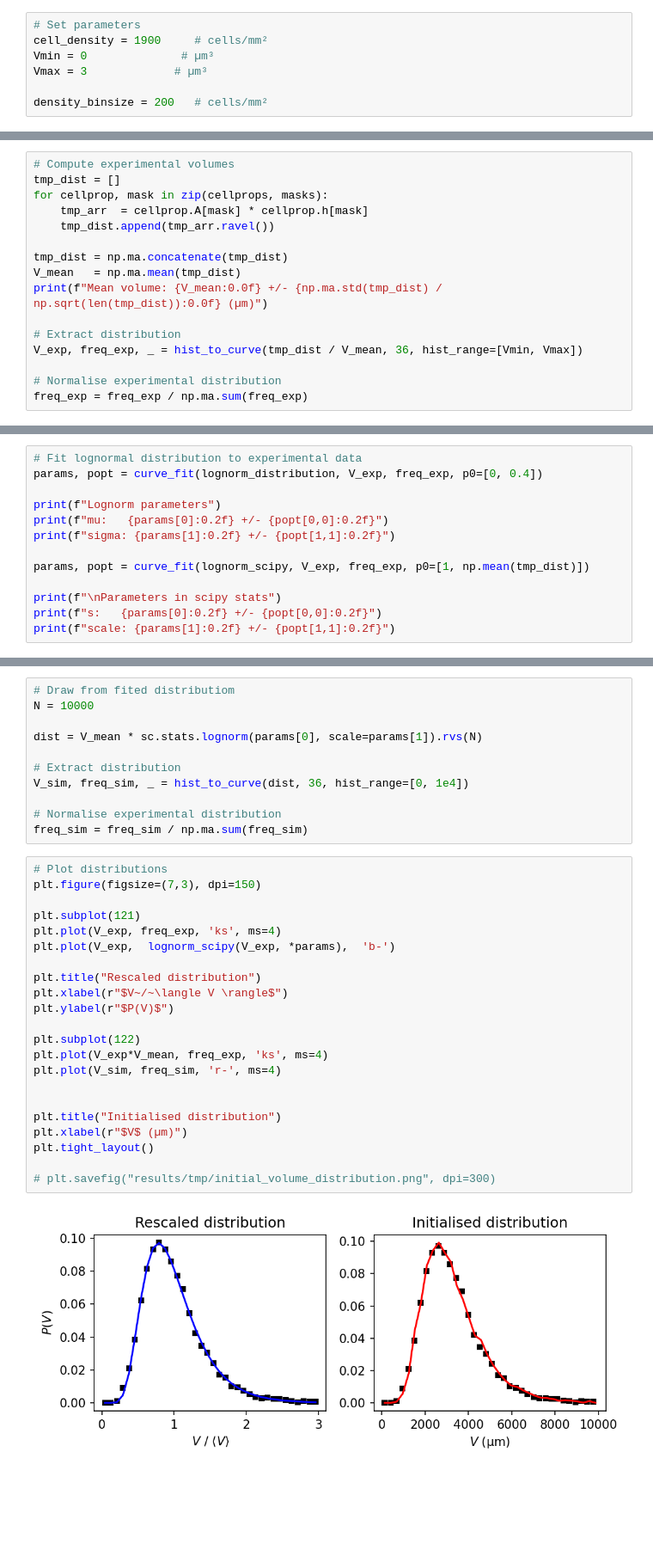
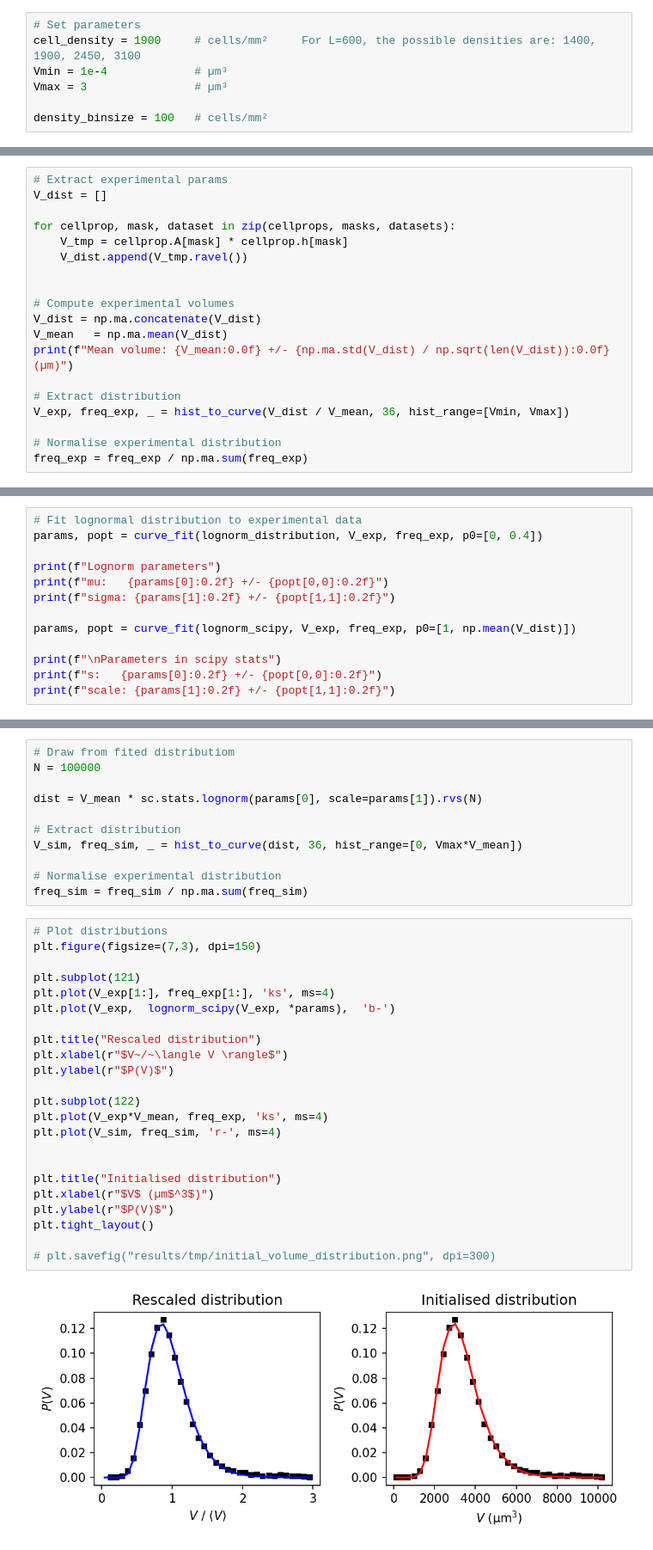
Before and after one commit to siljabl/VertexModel, a Jupyter notebook: scripts/notebooks/volume_distribution.ipynb, the cells around one changed output, grey strips where cells are left out. Shown at 86% size. Saved outputs shown, nothing was run; the diff lists cells and outputs as text; blank space fills up the shorter version.

```diff
--- a/scripts/notebooks/volume_distribution.ipynb
+++ b/scripts/notebooks/volume_distribution.ipynb
@@ -24,11 +32,11 @@ def lognorm_scipy(x, s, scale):
     return lognorm / np.sum(lognorm)
 # %%
 # Set parameters
-cell_density = 1900     # cells/mm²
-Vmin = 0              # µm³
-Vmax = 3             # µm³
+cell_density = 1900     # cells/mm²     For L=600, the possible densities are: 1400, 1900, 2450, 3100
+Vmin = 1e-4             # µm³
+Vmax = 3                # µm³
 
-density_binsize = 200   # cells/mm²
+density_binsize = 100   # cells/mm²
 # %%
 # LOAD EXPERIMENTAL DATA
 datasets = [
@@ -56,16 +84,19 @@ State loaded from ../../../../hdd_data/silja/VertexModel/exp/raw/MDCK_20240301_B
 # %%
+# Extract experimental params
+V_dist = []
+
+for cellprop, mask, dataset in zip(cellprops, masks, datasets):
+    V_tmp = cellprop.A[mask] * cellprop.h[mask]
+    V_dist.append(V_tmp.ravel())
+
+
 # Compute experimental volumes
-tmp_dist = []
-for cellprop, mask in zip(cellprops, masks):
-    tmp_arr  = cellprop.A[mask] * cellprop.h[mask]
-    tmp_dist.append(tmp_arr.ravel())
-
-tmp_dist = np.ma.concatenate(tmp_dist)
-V_mean   = np.ma.mean(tmp_dist)
-print(f"Mean volume: {V_mean:0.0f} +/- {np.ma.std(tmp_dist) / np.sqrt(len(tmp_dist)):0.0f} (µm)")
+V_dist = np.ma.concatenate(V_dist)
+V_mean   = np.ma.mean(V_dist)
+print(f"Mean volume: {V_mean:0.0f} +/- {np.ma.std(V_dist) / np.sqrt(len(V_dist)):0.0f} (µm)")
 
 # Extract distribution
-V_exp, freq_exp, _ = hist_to_curve(tmp_dist / V_mean, 36, hist_range=[Vmin, Vmax])
+V_exp, freq_exp, _ = hist_to_curve(V_dist / V_mean, 36, hist_range=[Vmin, Vmax])
 
 # Normalise experimental distribution
 freq_exp = freq_exp / np.ma.sum(freq_exp)
@@ -79,7 +110,7 @@ print(f"Lognorm parameters")
 print(f"mu:   {params[0]:0.2f} +/- {popt[0,0]:0.2f}")
 print(f"sigma: {params[1]:0.2f} +/- {popt[1,1]:0.2f}")
 
-params, popt = curve_fit(lognorm_scipy, V_exp, freq_exp, p0=[1, np.mean(tmp_dist)])
+params, popt = curve_fit(lognorm_scipy, V_exp, freq_exp, p0=[1, np.mean(V_dist)])
 
 print(f"\nParameters in scipy stats")
 print(f"s:   {params[0]:0.2f} +/- {popt[0,0]:0.2f}")
@@ -95,35 +126,36 @@ scale: 0.92 +/- 0.00
 # %%
 # Draw from fited distributiom
-N = 10000
+N = 100000
 
 dist = V_mean * sc.stats.lognorm(params[0], scale=params[1]).rvs(N)
 
 # Extract distribution
-V_sim, freq_sim, _ = hist_to_curve(dist, 36, hist_range=[0, 1e4])
+V_sim, freq_sim, _ = hist_to_curve(dist, 36, hist_range=[0, Vmax*V_mean])
 
 # Normalise experimental distribution
 freq_sim = freq_sim / np.ma.sum(freq_sim)
 # %%
 # Plot distributions
 plt.figure(figsize=(7,3), dpi=150)
 
 plt.subplot(121)
-plt.plot(V_exp, freq_exp, 'ks', ms=4)
+plt.plot(V_exp[1:], freq_exp[1:], 'ks', ms=4)
 plt.plot(V_exp,  lognorm_scipy(V_exp, *params),  'b-')
 
 plt.title("Rescaled distribution")
 plt.xlabel(r"$V~/~\langle V \rangle$")
 plt.ylabel(r"$P(V)$")
 
 plt.subplot(122)
 plt.plot(V_exp*V_mean, freq_exp, 'ks', ms=4)
 plt.plot(V_sim, freq_sim, 'r-', ms=4)
 
 
 plt.title("Initialised distribution")
-plt.xlabel(r"$V$ (µm)")
+plt.xlabel(r"$V$ (µm$^3$)")
+plt.ylabel(r"$P(V)$")
 plt.tight_layout()
 
 # plt.savefig("results/tmp/initial_volume_distribution.png", dpi=300)
 # %% [output]
-[figure, old version]
+[figure, new version]
```
Also changed, not shown: parts of 13 cells of this notebook.
